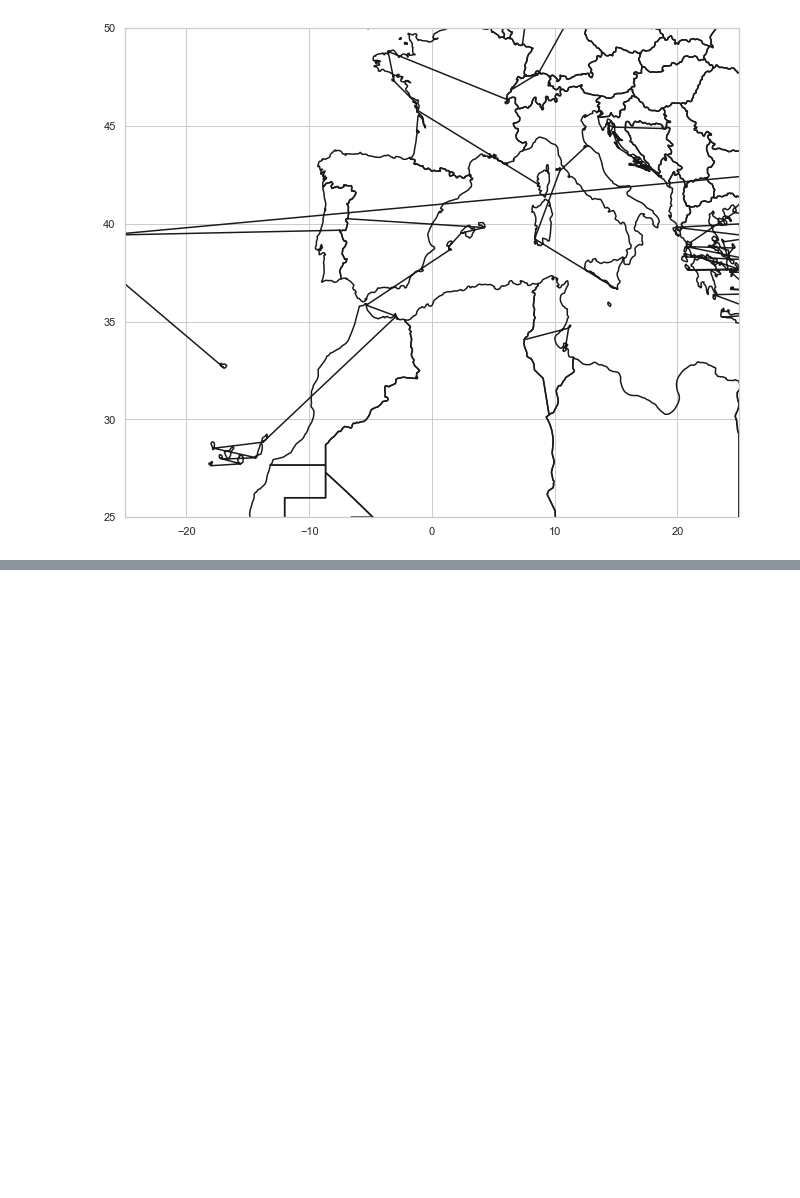
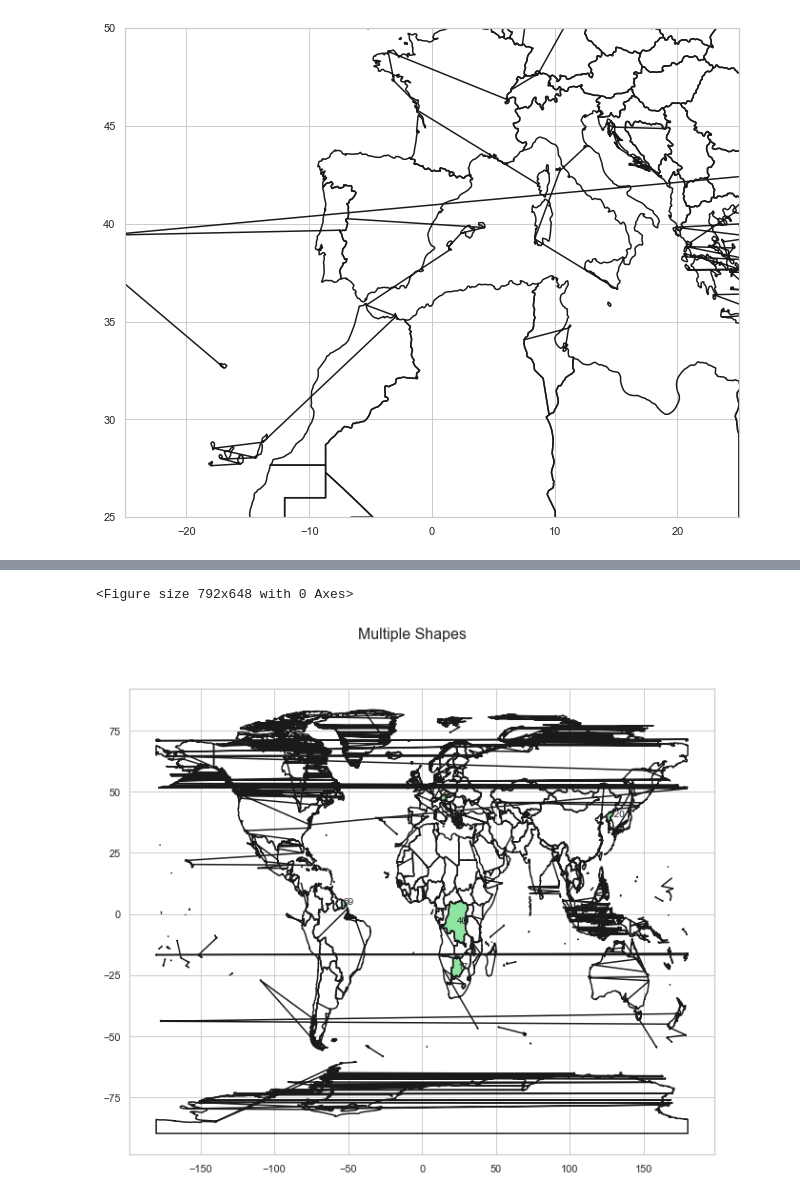
Before and after one commit to cesarvila/population, a Jupyter notebook: popu.ipynb, the cells around one changed output, grey strips where cells are left out. Drawn from its saved outputs; the diff is of its cells as text; code cells hidden in the pictures; blank space fills up the shorter version.

```diff
--- a/popu.ipynb
+++ b/popu.ipynb
@@ -412,0 +434,6 @@ sfu.plot_map(sf, x_lim, y_lim)
+# %%
+country_id = [12,17,40,69,120,200]
+sfu.plot_map_fill_multiples_ids('Multiple Shapes',country_id, sf, color = 'g')
+# %% [output]
+<Figure size 792x648 with 0 Axes>
+[figure, added]
```
Also changed, not shown: parts of 15 cells of this notebook, 2 other files.
